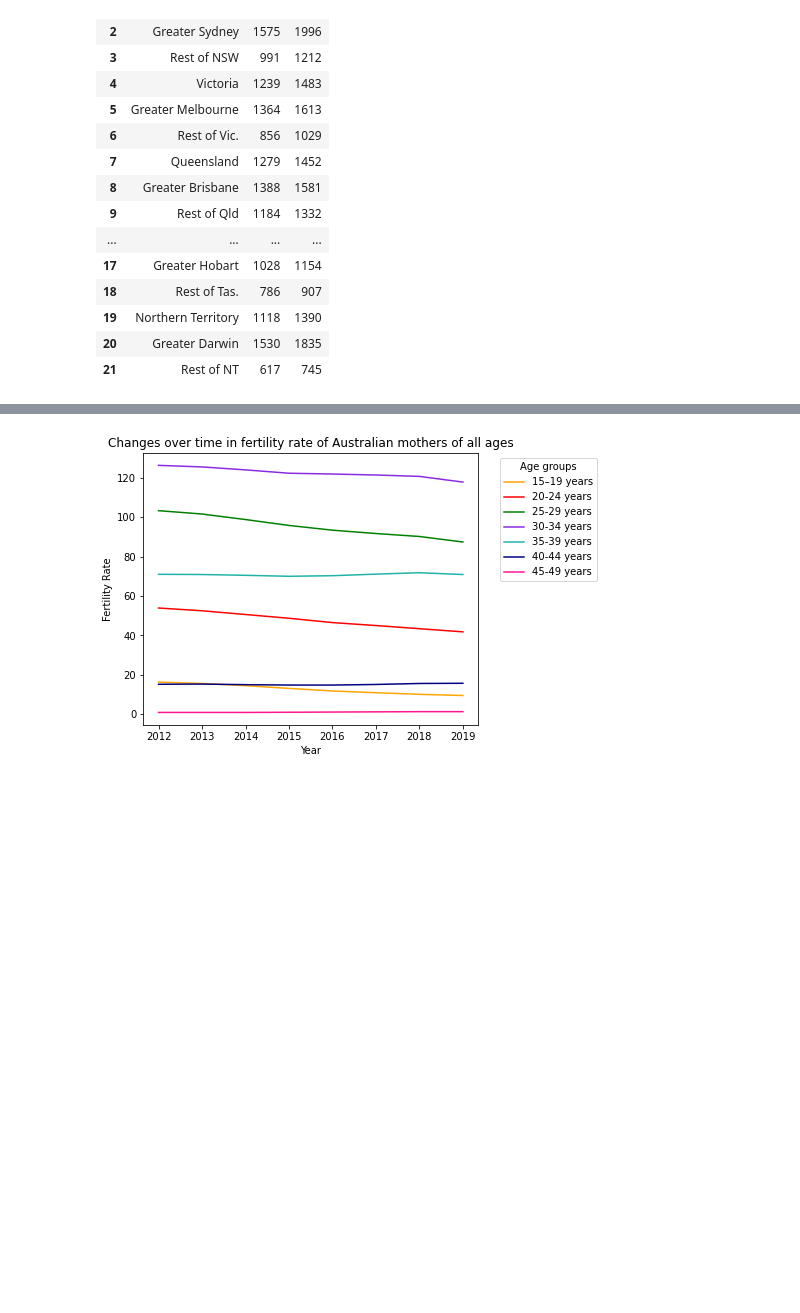
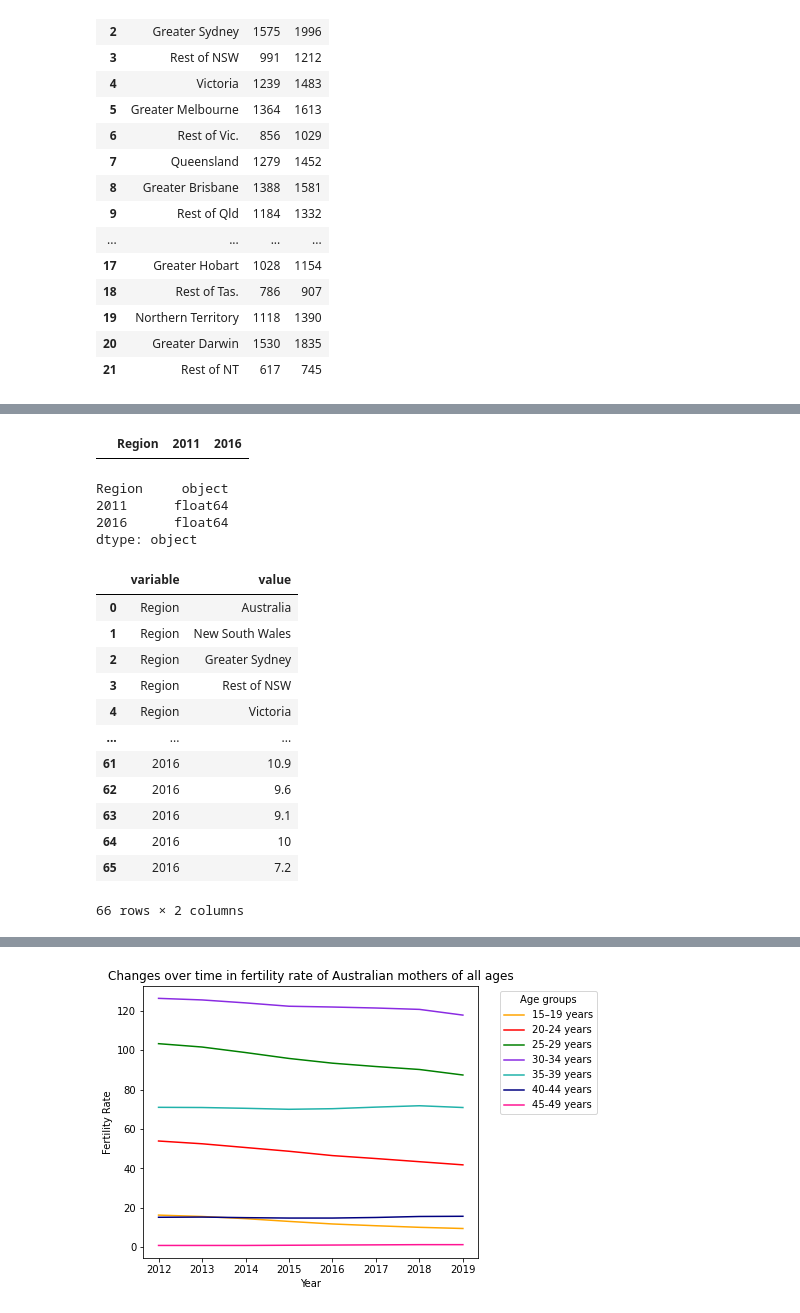
Before and after one commit to NathanJPotter/Team-Project-1, a Jupyter notebook: Project 1.ipynb, the cells around one changed output, grey strips where cells are left out. Saved outputs shown, nothing was run; the diff lists cells and outputs as text; code cells hidden in the pictures; blank space fills up the shorter version.

```diff
--- a/Project 1.ipynb
+++ b/Project 1.ipynb
@@ -213,0 +262,29 @@ rental_stress_df
+# %%
+rental_stress_syd_df = rental_stress_df.loc[rental_stress_df['Region'] == "Greater Hobart"]
+rental_stress_syd_df
+# %% [output]
+|  | Region | 2011 | 2016 |
+# %%
+rental_stress_syd_df.dtypes
+# %% [output]
+Region     object
+2011      float64
+2016      float64
+dtype: object
+# %%
+rental_stress_sort_df = pd.melt(rental_stress_df)
+rental_stress_sort_df
+# %% [output]
+|  | variable | value |
+| 0 | Region | Australia |
+| 1 | Region | New South Wales |
+| 2 | Region | Greater Sydney |
+| 3 | Region | Rest of NSW |
+| 4 | Region | Victoria |
+| ... | ... | ... |
+| 61 | 2016 | 10.9 |
+| 62 | 2016 | 9.6 |
+| 63 | 2016 | 9.1 |
+| 64 | 2016 | 10 |
+| 65 | 2016 | 7.2 |
+66 rows × 2 columns
```
Also changed, not shown: parts of 11 cells of this notebook, 1 other file.
